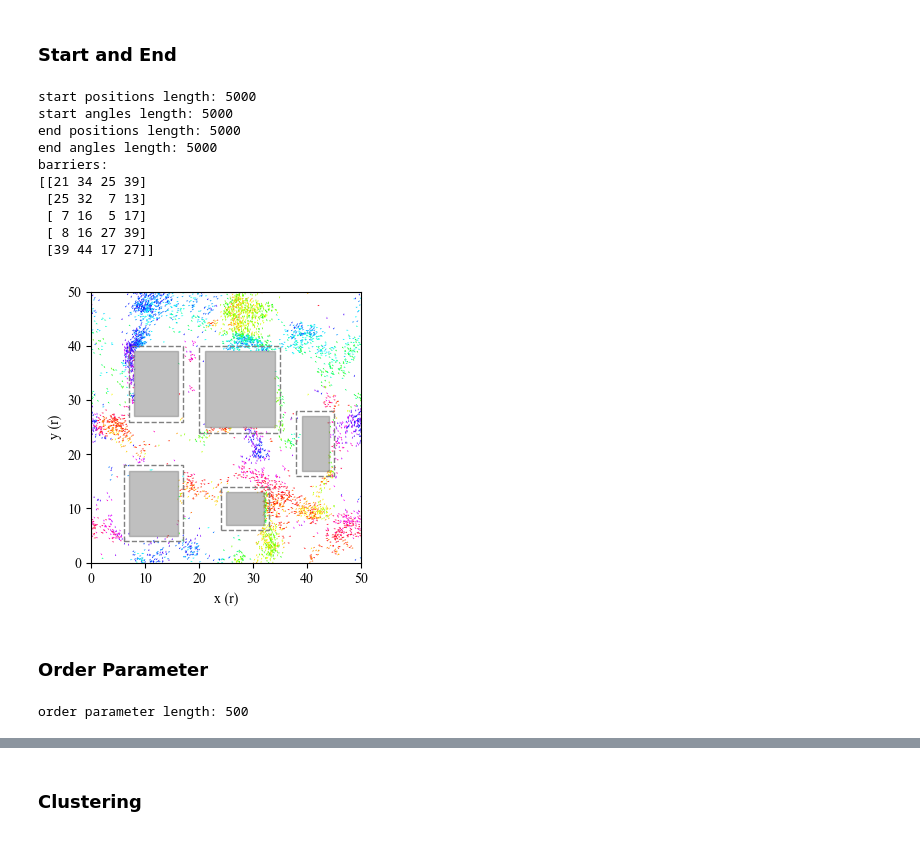
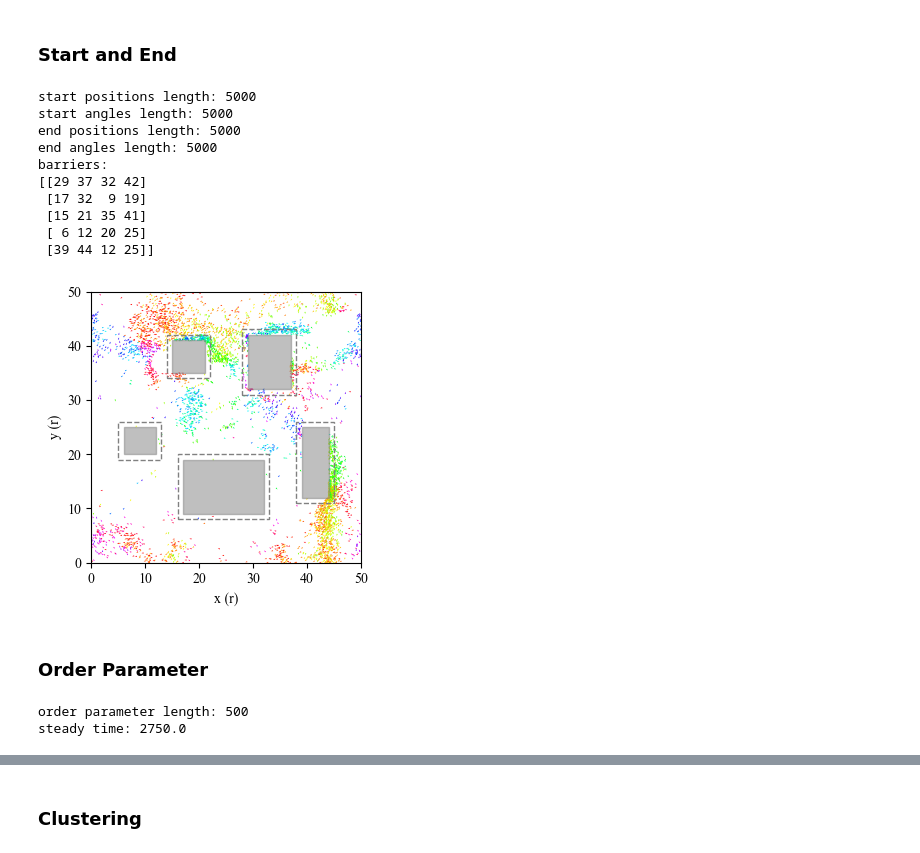
Before and after one commit to Isobelhiggins/Vicsek-Project, a Jupyter notebook: Vicsek_plotting.ipynb, the cells around one changed output, grey strips where cells are left out. Drawn from its saved outputs; the diff is of its cells as text; code cells hidden in the pictures.

```diff
--- a/Vicsek_plotting.ipynb
+++ b/Vicsek_plotting.ipynb
@@ -261,20 +294,24 @@ plt.show()
 # %% [markdown]
 ### Start and End
 # %%
+# path to relevant files
 city_paths = glob.glob("../plotting_data/bands_city/pos_ang*.npz")
 city_paths.sort()
 
-city_start = np.load(city_paths[5])
+# loading positions and angles data
+city_start = np.load(city_paths[1]) # first frame
 city_start_pos = city_start["positions"]
 city_start_ang = city_start["angles"]
 
-city_end = np.load(city_paths[-1])
+city_end = np.load(city_paths[-1]) # last frame
 city_end_pos = city_end["positions"]
 city_end_ang = city_end["angles"]
 
+# loading barrier coordinates
 city_barriers = np.load("../plotting_data/bands_city/barriers.npy")
 boundary = 1
 
+# checking array sizes
 print(f"start positions length: {len(city_start_pos)}")
 print(f"start angles length: {len(city_start_ang)}")
 print(f"end positions length: {len(city_end_pos)}")
@@ -286,11 +323,11 @@ start angles length: 5000
 end positions length: 5000
 end angles length: 5000
 barriers:
-[[21 34 25 39]
- [25 32  7 13]
- [ 7 16  5 17]
- [ 8 16 27 39]
- [39 44 17 27]]
+[[29 37 32 42]
+ [17 32  9 19]
+ [15 21 35 41]
+ [ 6 12 20 25]
+ [39 44 12 25]]
 # %%
 # fig, (ax1, ax2) = plt.subplots(1, 2, figsize = (7, 3))
 
@@ -298,41 +335,43 @@ barriers:
 # qv1 = ax1.quiver(city_start_pos[:,0], city_start_pos[:,1], np.cos(city_start_ang), np.sin(city_start_ang), city_start_ang, clim = [-np.pi, np.pi], cmap = "hsv")
 # qv1.set_offsets(city_start_pos)
 # qv1.set_UVC(np.cos(city_start_ang), np.sin(city_start_ang), city_start_ang)
 # for barrier_x_start, barrier_x_end, barrier_y_start, barrier_y_end in city_barriers:
 #     ax1.add_patch(plt.Rectangle((barrier_x_start, barrier_y_start), barrier_x_end - barrier_x_start, barrier_y_end - barrier_y_start, color = "grey", alpha = 0.5))
 #     ax1.add_patch(plt.Rectangle((barrier_x_start - boundary, barrier_y_start - boundary), (barrier_x_end + boundary) - (barrier_x_start - boundary), (barrier_y_end + boundary) - (barrier_y_start - boundary), edgecolor = "grey", fill = False))
 # ax1.set_title("Frame 3")
 # ax1.set_xlabel("x (r)")
 # ax1.set_ylabel("y (r)")
 # ax1.set_xticks(range(0, 51, 10))
 # ax1.set_yticks(range(0, 51, 10))
 # ax1.set_xlim(0, 50)
 # ax1.set_ylim(0, 50)
 
 # ax2.set_aspect("equal")
 
+# plotting last frame
 fig, ax2 = plt.subplots(figsize = (3.5, 3.5))
 qv2 = ax2.quiver(city_end_pos[:,0], city_end_pos[:,1], np.cos(city_end_ang), np.sin(city_end_ang), city_end_ang, clim = [-np.pi, np.pi], cmap = "hsv")
 qv2.set_offsets(city_end_pos)
 qv2.set_UVC(np.cos(city_end_ang), np.sin(city_end_ang), city_end_ang)
-for barrier_x_start, barrier_x_end, barrier_y_start, barrier_y_end in city_barriers:
-    ax2.add_patch(plt.Rectangle((barrier_x_start, barrier_y_start), barrier_x_end - barrier_x_start, barrier_y_end - barrier_y_start, color = "grey", alpha = 0.5))
-    ax2.add_patch(plt.Rectangle((barrier_x_start - boundary, barrier_y_start - boundary), (barrier_x_end + boundary) - (barrier_x_start - boundary), (barrier_y_end + boundary) - (barrier_y_start - boundary), edgecolor = "grey", fill = False, linestyle = "--"))
+for cbarrier_x_start, cbarrier_x_end, cbarrier_y_start, cbarrier_y_end in city_barriers:
+    ax2.add_patch(plt.Rectangle((cbarrier_x_start, cbarrier_y_start), cbarrier_x_end - cbarrier_x_start, cbarrier_y_end - cbarrier_y_start, color = "grey", alpha = 0.5))
+    ax2.add_patch(plt.Rectangle((cbarrier_x_start - boundary, cbarrier_y_start - boundary), (cbarrier_x_end + boundary) - (cbarrier_x_start - boundary), (cbarrier_y_end + boundary) - (cbarrier_y_start - boundary), edgecolor = "grey", fill = False, linestyle = "--"))
 ax2.set_xlabel("x (r)")
 ax2.set_ylabel("y (r)")
 ax2.set_xticks(range(0, 51, 10))
 ax2.set_yticks(range(0, 51, 10))
 ax2.set_xlim(0, 50)
 ax2.set_ylim(0, 50)
 
 plt.tight_layout()
-plt.savefig("../report_figs/city_frames.png", dpi = 300)
+# plt.savefig("../report_figs/city_frames.png", dpi = 300)
 plt.show()
 # %% [output]
-[figure, old version]
+[figure, new version]
 # %% [markdown]
 ### Order Parameter
 # %%
+# loading relevant files and data
 city_order = np.load("../plotting_data/bands_city/order.npz")
 city_order_param = city_order["order"]
 city_steady_reached = city_order["steady_reached"]
@@ -340,8 +379,11 @@ city_steady_time = city_order["steady_time"]
 
 time_step = 10
 
+# checking array size
 print(f"order parameter length: {len(city_order_param)}")
+print(f"steady time: {city_steady_time * 10}")
 # %% [output]
 order parameter length: 500
+steady time: 2750.0
 # %%
 fig, ax = plt.subplots(figsize = (3.5, 2.5))
```
Also changed, not shown: parts of 83 cells of this notebook.
